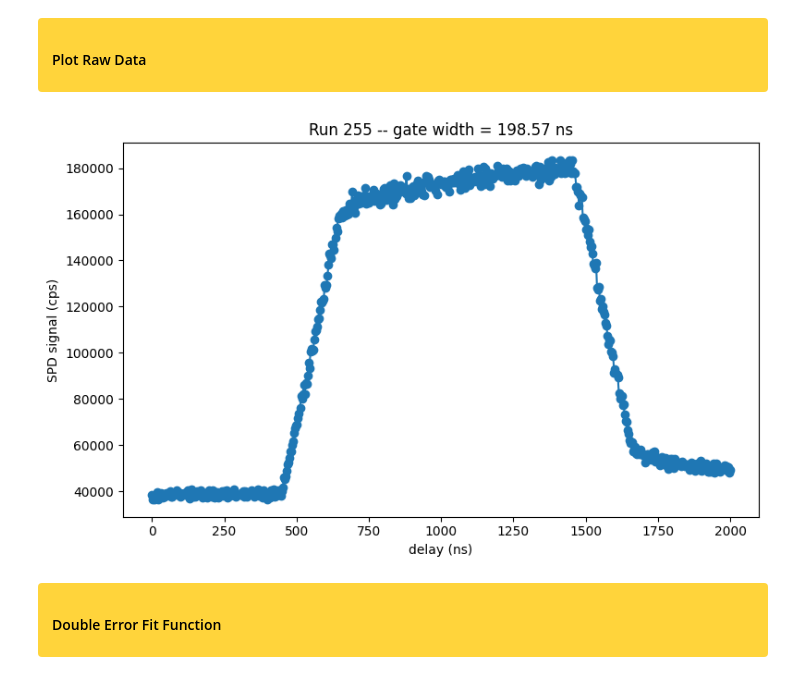
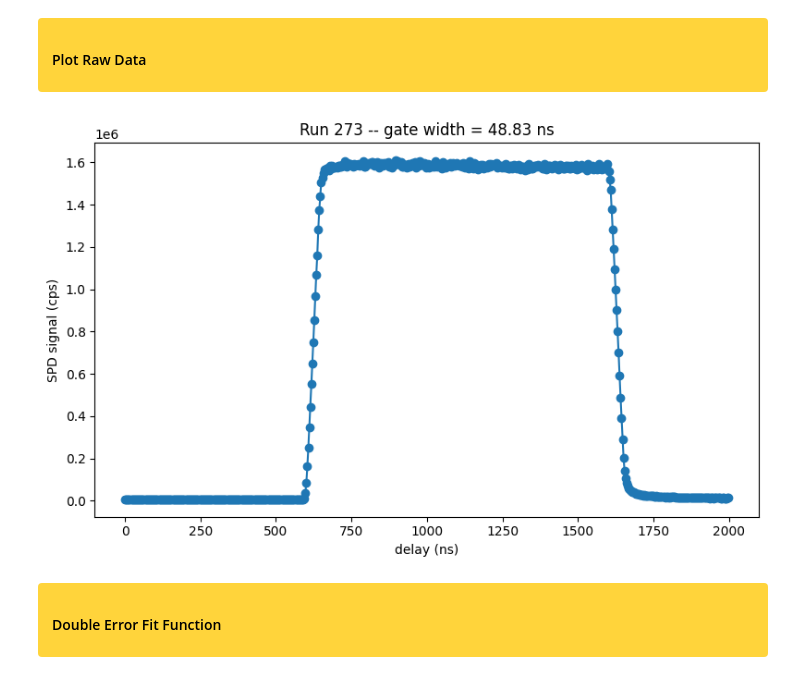
Before and after one commit to jeree-m/qick-dawg, a Jupyter notebook: jupyter_notebooks/Analysis_Macbook_Pro.ipynb, the cells around one changed output. Drawn from its saved outputs; the diff is of its cells as text; code cells hidden in the pictures.

```diff
--- a/jupyter_notebooks/Analysis_Macbook_Pro.ipynb
+++ b/jupyter_notebooks/Analysis_Macbook_Pro.ipynb
@@ -29,7 +29,7 @@ from collections import defaultdict
 </div>
 # %%
 base_dir = Path(r"/Volumes/hlab-nas/Data/DefectMsmts/Data/Convolution_Msmnts")
-spd_run_numbers = [238,239,243,246,255]  # 198-199 inclusive
+spd_run_numbers = [262,263,264,265,267,268,269,270,271,273]  # 198-199 inclusive
 spd_runs = {}
 for run_num in spd_run_numbers:
     matches = list(base_dir.glob(f"*_{run_num}"))
@@ -85,23 +71,23 @@ loaded run 255: 20260721153031_255
 <h4 style="color:black; margin:0;">Plot Raw Data</h4>
 </div>
 # %%
-run_num = 255
+run_num = 273
 t = spd_runs[run_num]["data"]["delays_ns"]
 counts_mean = spd_runs[run_num]["data"]["counts_mean"]
 gate_width = spd_runs[run_num]["metadata"]["gate_width_tns"]
 
 gate_width_s = gate_width * 1e-9
 y = counts_mean / gate_width_s   # now genuinely cps, matching the original plot
 
 fig, ax = plt.subplots(figsize=(8, 5))
 ax.plot(t, y, 'o-')
 ax.set_xlabel('delay (ns)')
 ax.set_ylabel('SPD signal (cps)')
 ax.set_title(f'Run {run_num} -- gate width = {gate_width:.2f} ns')
 plt.tight_layout()
 plt.show()
 # %% [output]
-[figure, old version]
+[figure, new version]
 # %% [markdown]
 <div style="background-color:#FFD43B; padding:8px 14px; border-radius:4px;">
 <h4 style="color:black; margin:0;">Double Error Fit Function</h4>
```
Also changed, not shown: parts of 15 cells of this notebook.
